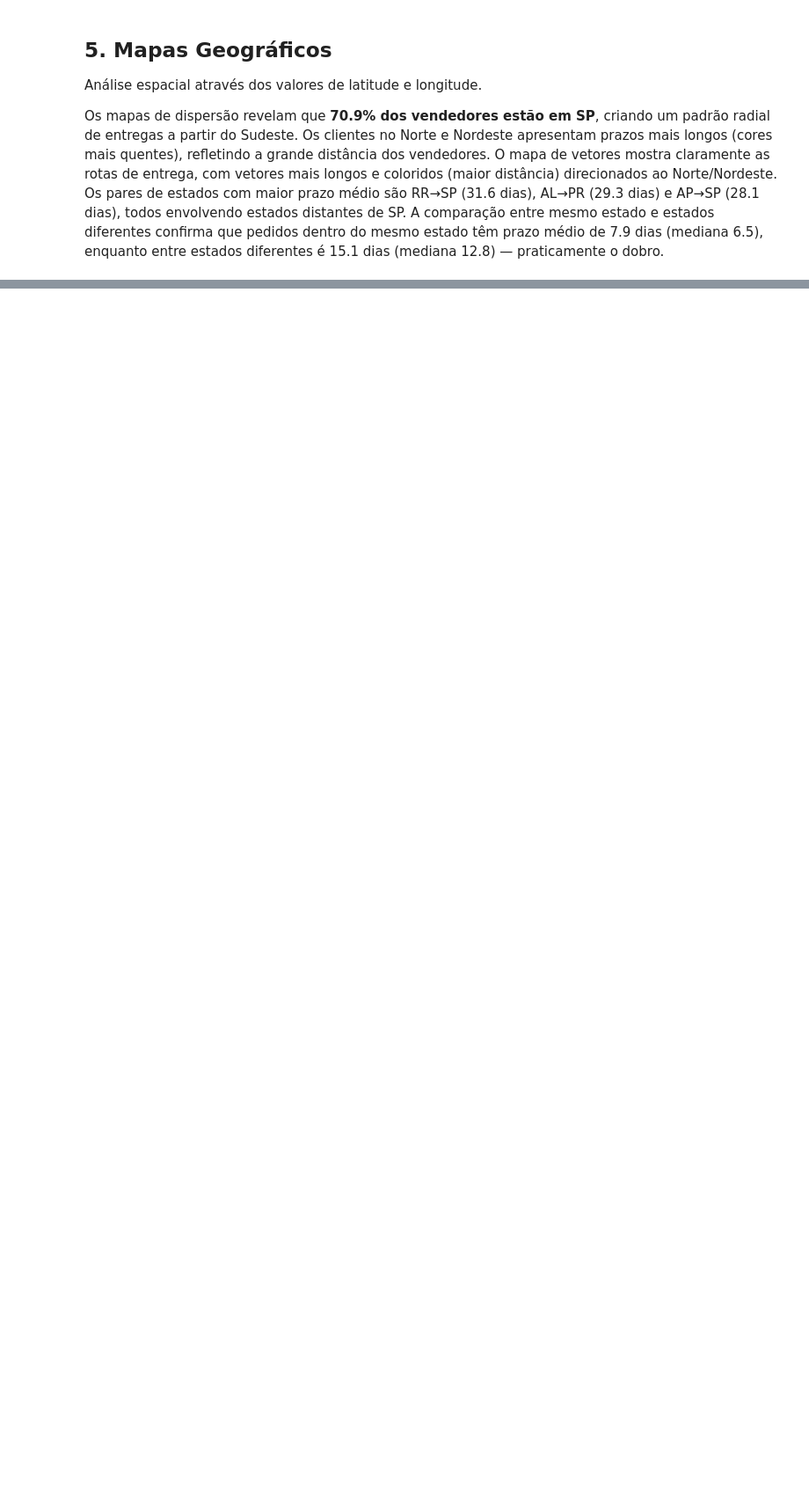
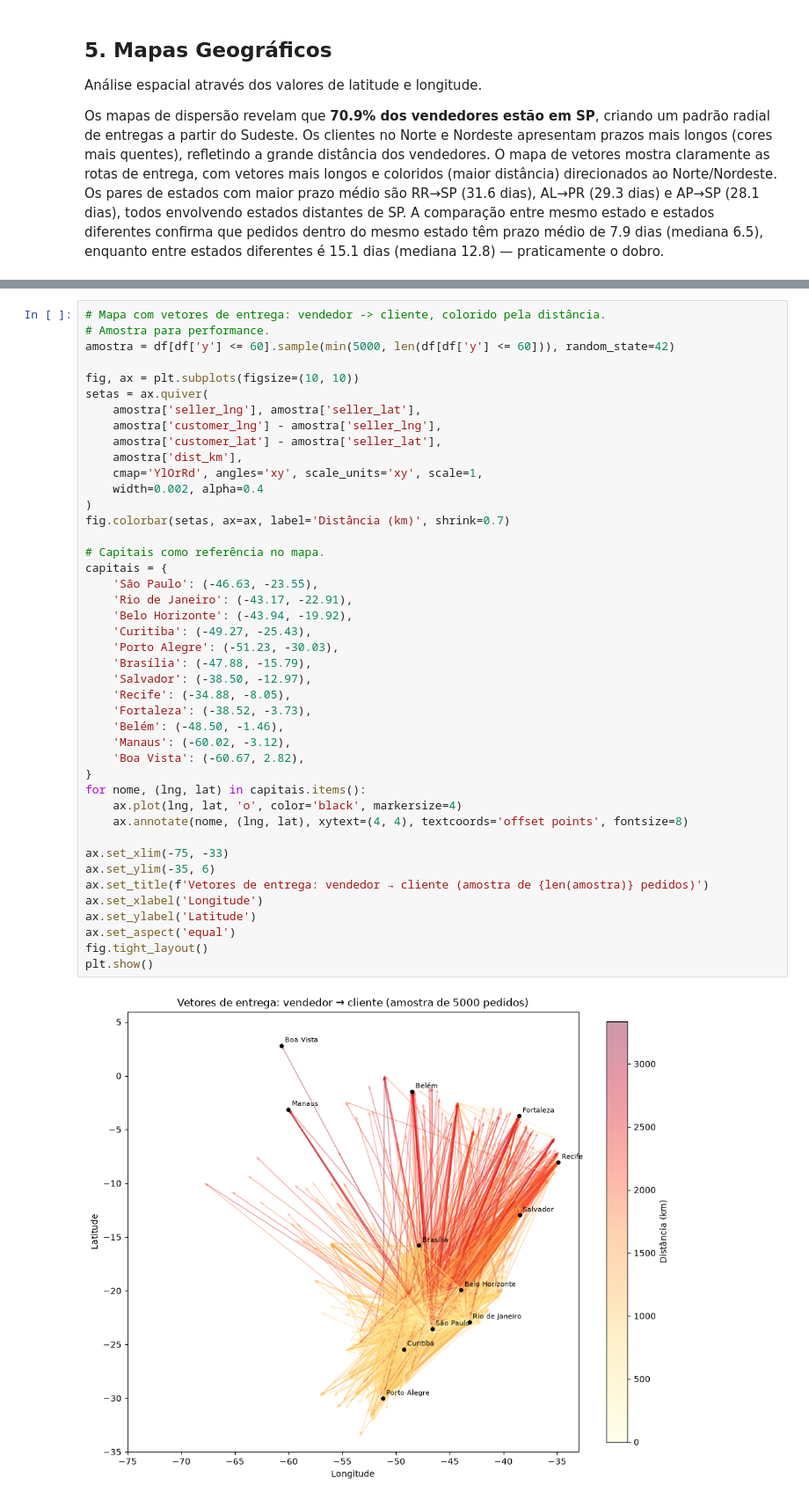
Before and after one commit to Joao-ava/olist, a Jupyter notebook: notebooks/etapa3_eda.ipynb, the cells around one changed output, grey strips where cells are left out. Shown at 88% size. Drawn from its saved outputs; the diff is of its cells as text; blank space fills up the shorter version.

```diff
--- a/notebooks/etapa3_eda.ipynb
+++ b/notebooks/etapa3_eda.ipynb
@@ -469 +529,46 @@ plt.show()
+# %%
+# Mapa com vetores de entrega: vendedor -> cliente, colorido pela distância.
+# Amostra para performance.
+amostra = df[df['y'] <= 60].sample(min(5000, len(df[df['y'] <= 60])), random_state=42)
+
+fig, ax = plt.subplots(figsize=(10, 10))
+setas = ax.quiver(
+    amostra['seller_lng'], amostra['seller_lat'],
+    amostra['customer_lng'] - amostra['seller_lng'],
+    amostra['customer_lat'] - amostra['seller_lat'],
+    amostra['dist_km'],
+    cmap='YlOrRd', angles='xy', scale_units='xy', scale=1,
+    width=0.002, alpha=0.4
+)
+fig.colorbar(setas, ax=ax, label='Distância (km)', shrink=0.7)
+
+# Capitais como referência no mapa.
+capitais = {
+    'São Paulo': (-46.63, -23.55),
+    'Rio de Janeiro': (-43.17, -22.91),
+    'Belo Horizonte': (-43.94, -19.92),
+    'Curitiba': (-49.27, -25.43),
+    'Porto Alegre': (-51.23, -30.03),
+    'Brasília': (-47.88, -15.79),
+    'Salvador': (-38.50, -12.97),
+    'Recife': (-34.88, -8.05),
+    'Fortaleza': (-38.52, -3.73),
+    'Belém': (-48.50, -1.46),
+    'Manaus': (-60.02, -3.12),
+    'Boa Vista': (-60.67, 2.82),
+}
+for nome, (lng, lat) in capitais.items():
+    ax.plot(lng, lat, 'o', color='black', markersize=4)
+    ax.annotate(nome, (lng, lat), xytext=(4, 4), textcoords='offset points', fontsize=8)
+
+ax.set_xlim(-75, -33)
+ax.set_ylim(-35, 6)
+ax.set_title(f'Vetores de entrega: vendedor → cliente (amostra de {len(amostra)} pedidos)')
+ax.set_xlabel('Longitude')
+ax.set_ylabel('Latitude')
+ax.set_aspect('equal')
+fig.tight_layout()
+plt.show()
+# %% [output]
+[figure, added]
 # %%
```
Also changed, not shown: parts of 9 cells of this notebook.
